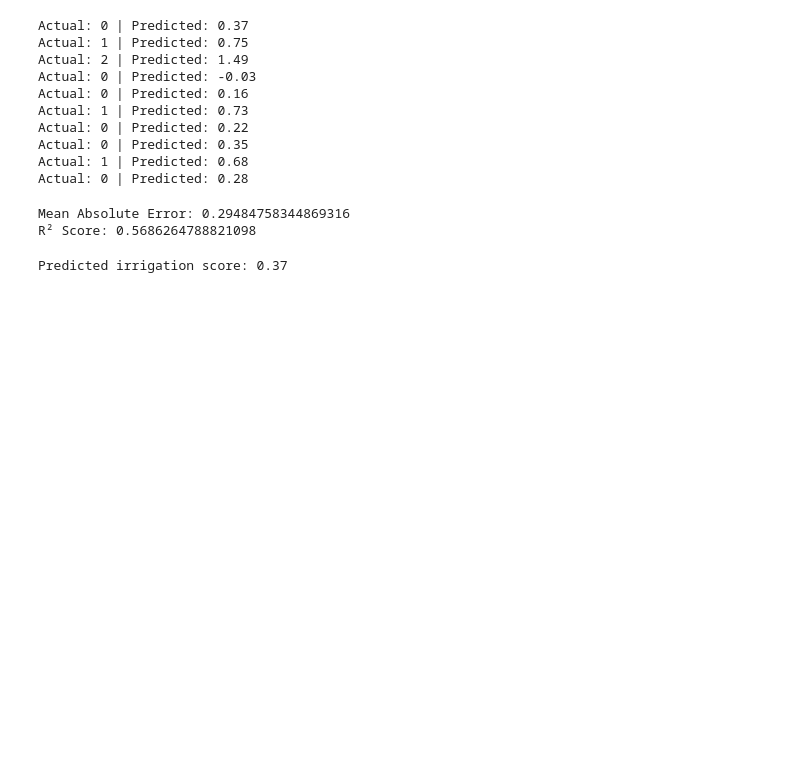
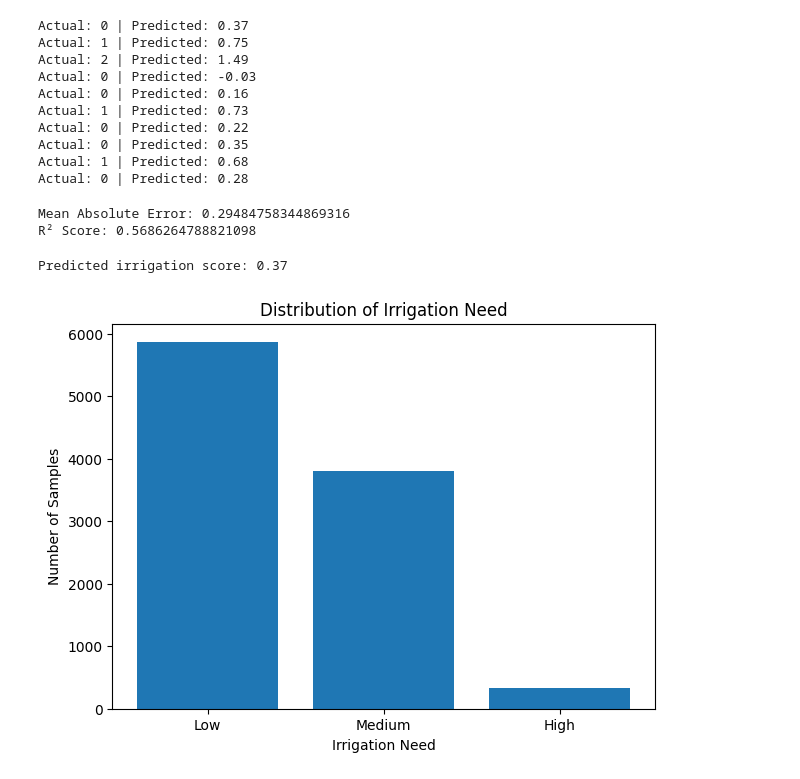
Before and after one commit to MrigankaBanerjee-prime/College-projects, a Jupyter notebook: Mini_project_Irrigation_Water_Requirement_Prediction_Using_Linear_Regression.ipynb, the cells around one changed output. Cells and saved outputs as stored; diff of their text form; code cells hidden in the pictures; blank space fills up the shorter version.

```diff
--- a/Mini_project_Irrigation_Water_Requirement_Prediction_Using_Linear_Regression.ipynb
+++ b/Mini_project_Irrigation_Water_Requirement_Prediction_Using_Linear_Regression.ipynb
@@ -130,3 +152,18 @@ prediction = model.predict(new_data)[0]
 print("Predicted irrigation score:", round(prediction, 2))
 # %% [output]
 Predicted irrigation score: 0.37
+# %%
+import matplotlib.pyplot as plt
+
+counts = df["Irrigation_Need"].value_counts()
+
+plt.figure(figsize=(7, 5))
+plt.bar(counts.index, counts.values)
+
+plt.xlabel("Irrigation Need")
+plt.ylabel("Number of Samples")
+plt.title("Distribution of Irrigation Need")
+
+plt.show()
+# %% [output]
+[figure, added]
```
Also changed, not shown: parts of 2 cells of this notebook.
